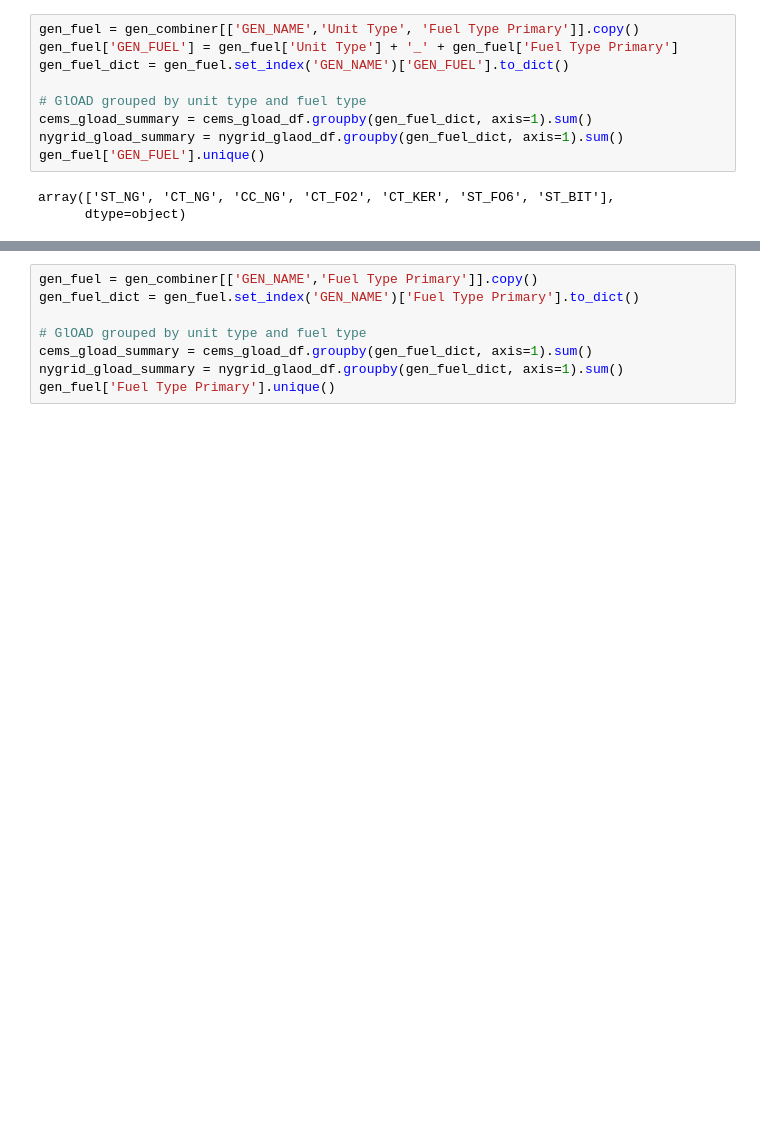
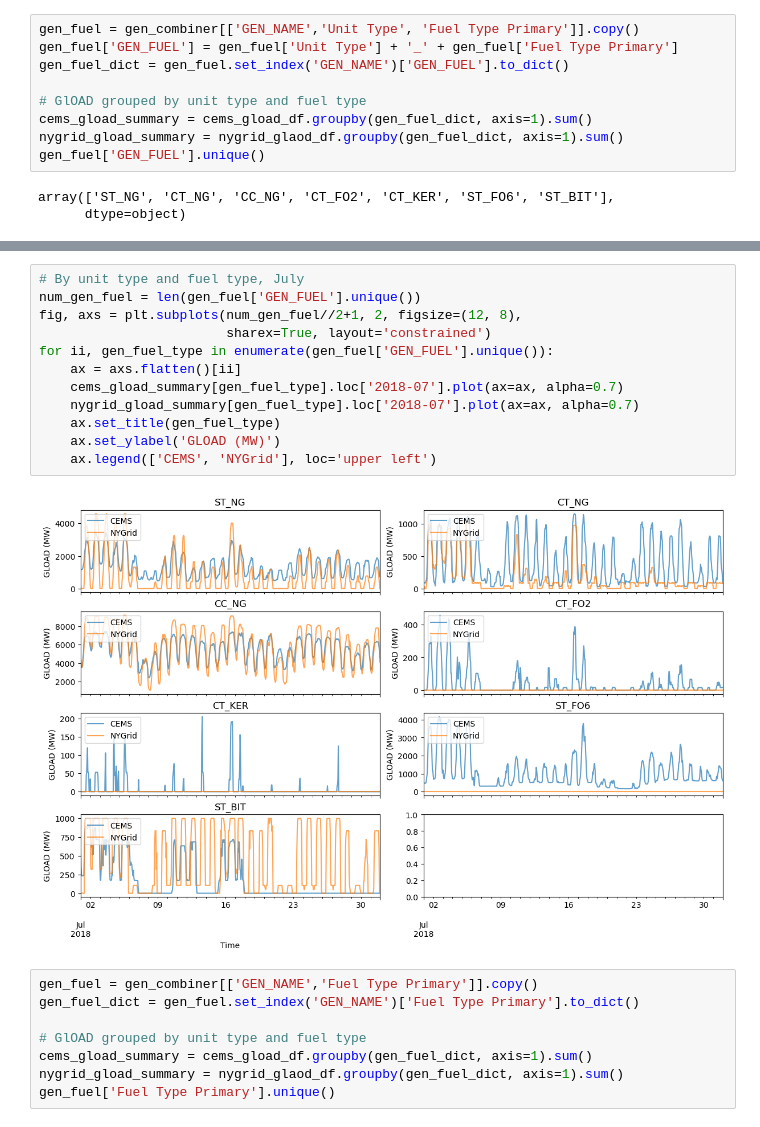
Before and after one commit to boyuan276/NYgrid-python, a Jupyter notebook: examples/compare_thermal_gen.ipynb, the cells around one changed output, grey strips where cells are left out. Cells and saved outputs as stored; diff of their text form; blank space fills up the shorter version.

```diff
--- a/examples/compare_thermal_gen.ipynb
+++ b/examples/compare_thermal_gen.ipynb
@@ -176,3 +182,17 @@ for ii, gen_fuel_type in enumerate(gen_fuel['GEN_FUEL'].unique()):
+# %%
+# By unit type and fuel type, July
+num_gen_fuel = len(gen_fuel['GEN_FUEL'].unique())
+fig, axs = plt.subplots(num_gen_fuel//2+1, 2, figsize=(12, 8),
+                        sharex=True, layout='constrained')
+for ii, gen_fuel_type in enumerate(gen_fuel['GEN_FUEL'].unique()):
+    ax = axs.flatten()[ii]
+    cems_gload_summary[gen_fuel_type].loc['2018-07'].plot(ax=ax, alpha=0.7)
+    nygrid_gload_summary[gen_fuel_type].loc['2018-07'].plot(ax=ax, alpha=0.7)
+    ax.set_title(gen_fuel_type)
+    ax.set_ylabel('GLOAD (MW)')
+    ax.legend(['CEMS', 'NYGrid'], loc='upper left')
+# %% [output]
+[figure, added]
 # %%
 gen_fuel = gen_combiner[['GEN_NAME','Fuel Type Primary']].copy()
 gen_fuel_dict = gen_fuel.set_index('GEN_NAME')['Fuel Type Primary'].to_dict()
```
Also changed, not shown: parts of 5 cells of this notebook, 1 other file.
